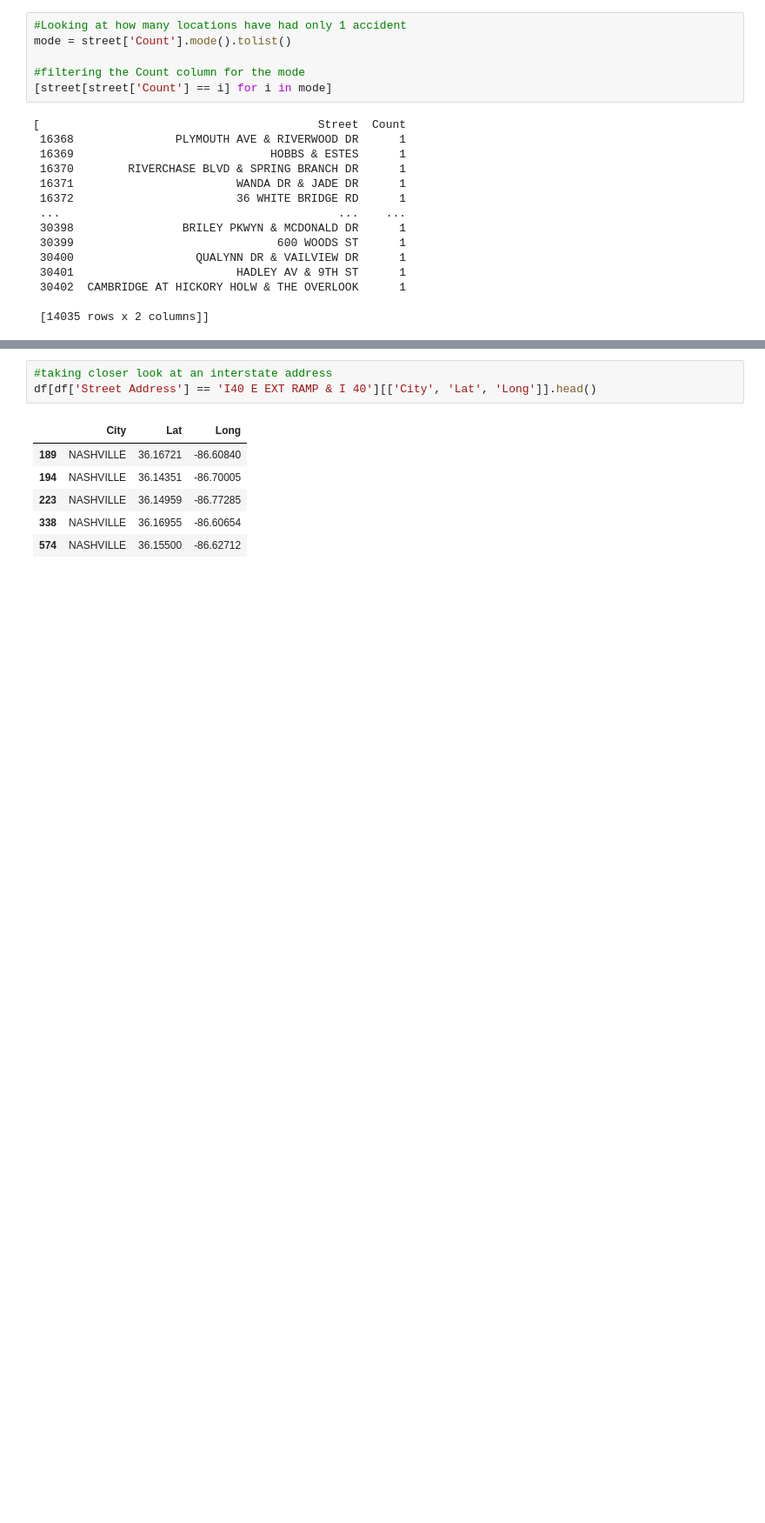
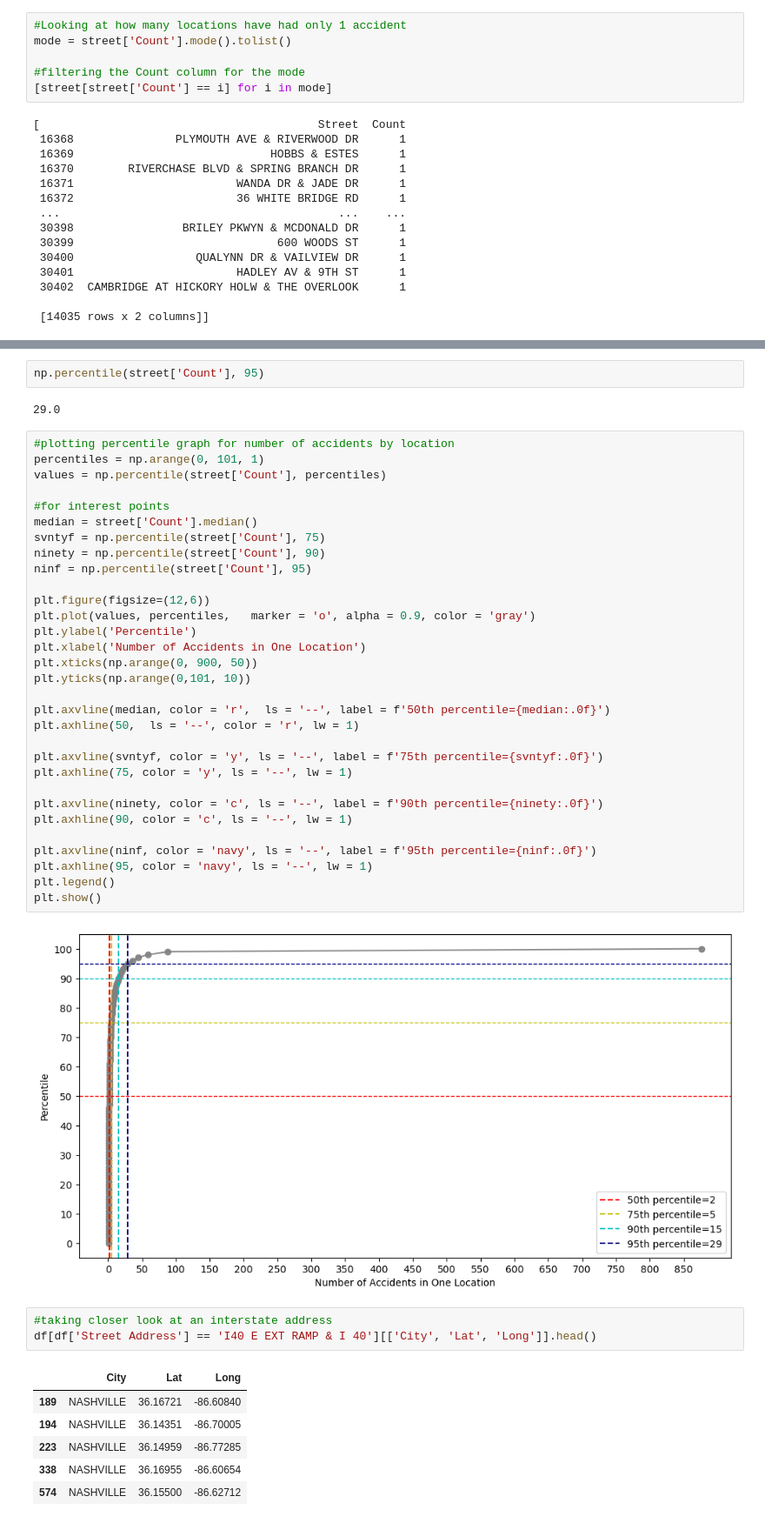
Before and after one commit to essetetsahai/nashville_traffic, a Jupyter notebook: notebooks/traffic_notebook.ipynb, the cells around one changed output, grey strips where cells are left out. Shown at 87% size. Drawn from its saved outputs; the diff is of its cells as text; blank space fills up the shorter version.

Commit message:
Distribution of Accidents per Location

```diff
--- a/notebooks/traffic_notebook.ipynb
+++ b/notebooks/traffic_notebook.ipynb
@@ -873,3 +914,40 @@ mode = street['Count'].mode().tolist()
+# %%
+np.percentile(street['Count'], 95)
+# %% [output]
+29.0
+# %%
+#plotting percentile graph for number of accidents by location
+percentiles = np.arange(0, 101, 1)
+values = np.percentile(street['Count'], percentiles)
+
+#for interest points
+median = street['Count'].median()
+svntyf = np.percentile(street['Count'], 75)
+ninety = np.percentile(street['Count'], 90)
+ninf = np.percentile(street['Count'], 95)
+
+plt.figure(figsize=(12,6))
+plt.plot(values, percentiles,   marker = 'o', alpha = 0.9, color = 'gray')
+plt.ylabel('Percentile')
+plt.xlabel('Number of Accidents in One Location')
+plt.xticks(np.arange(0, 900, 50))
+plt.yticks(np.arange(0,101, 10))
+
+plt.axvline(median, color = 'r',  ls = '--', label = f'50th percentile={median:.0f}')
+plt.axhline(50,  ls = '--', color = 'r', lw = 1)
+
+plt.axvline(svntyf, color = 'y', ls = '--', label = f'75th percentile={svntyf:.0f}')
+plt.axhline(75, color = 'y', ls = '--', lw = 1)
+
+plt.axvline(ninety, color = 'c', ls = '--', label = f'90th percentile={ninety:.0f}')
+plt.axhline(90, color = 'c', ls = '--', lw = 1)
+
+plt.axvline(ninf, color = 'navy', ls = '--', label = f'95th percentile={ninf:.0f}')
+plt.axhline(95, color = 'navy', ls = '--', lw = 1)
+plt.legend()
+plt.show()
+# %% [output]
+[figure, added]
 # %%
 #taking closer look at an interstate address
 df[df['Street Address'] == 'I40 E EXT RAMP & I 40'][['City', 'Lat', 'Long']].head()
```
Also changed, not shown: parts of 9 cells of this notebook.
